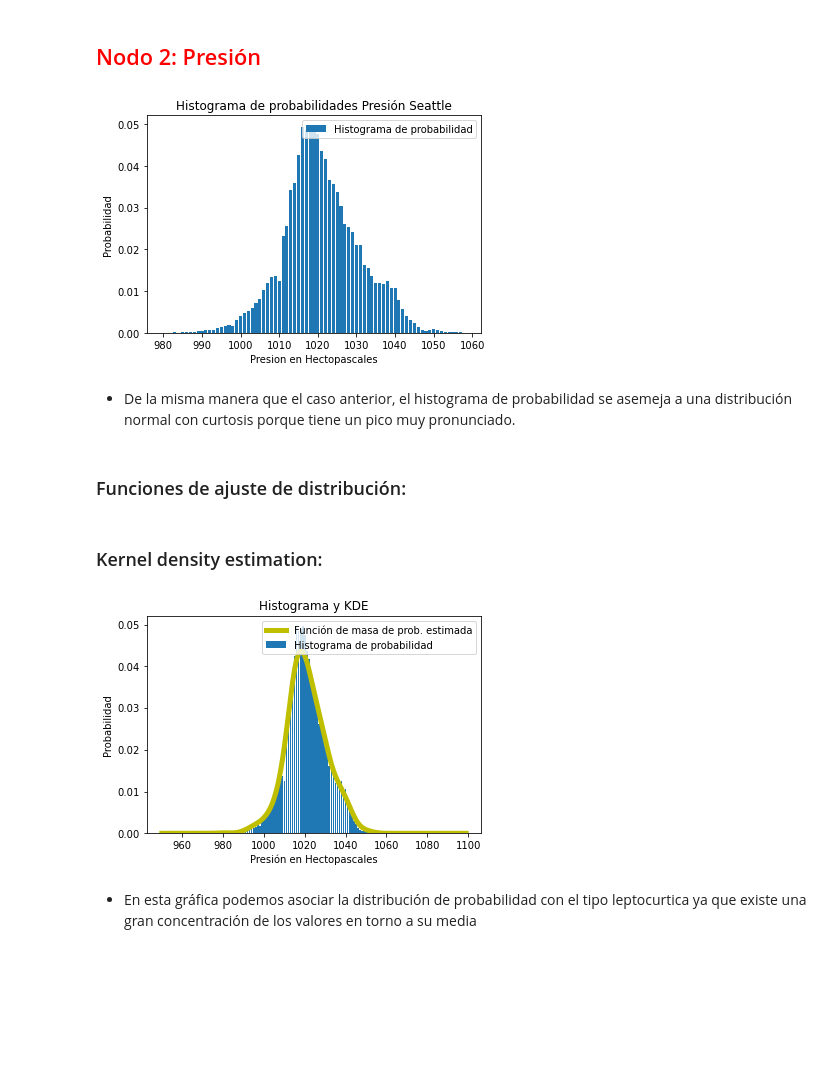
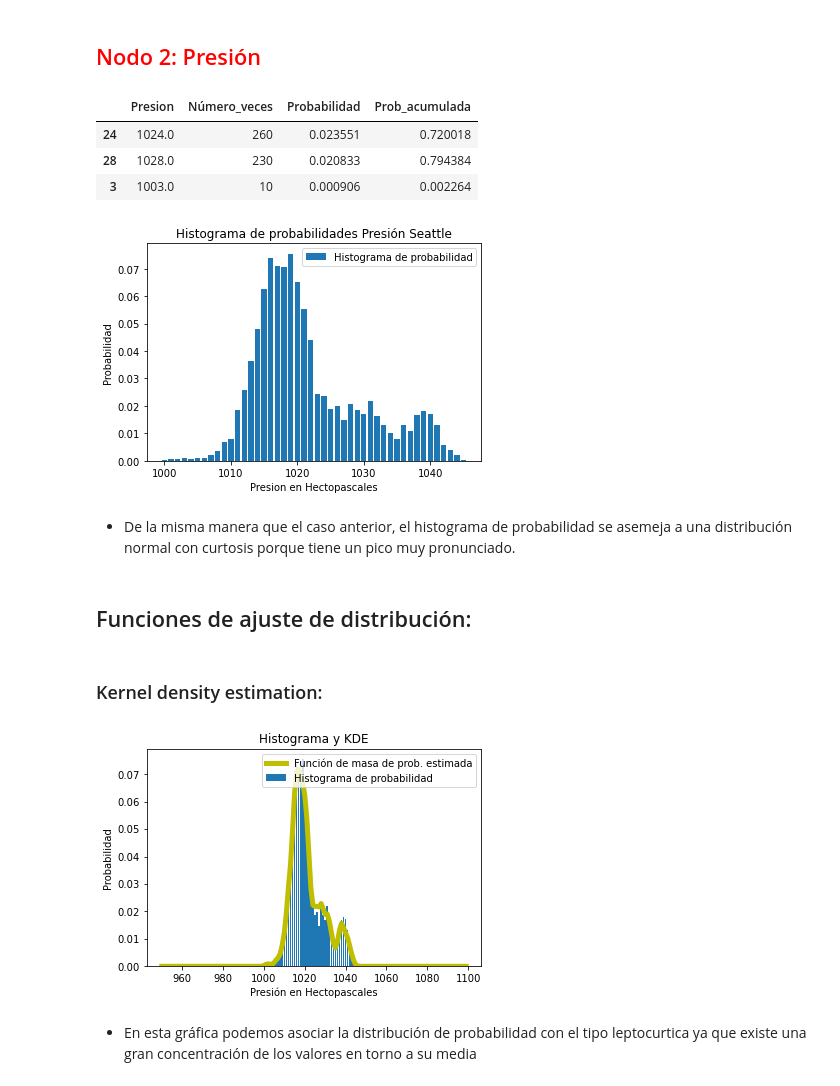
Before and after one commit to PintorOD1997/ProyectoConjunto_LandaverdeI_PintorD, a Jupyter notebook: ProyectoModulo1_OchoaD_MercadoI.ipynb, the cells around one changed output. Cells and saved outputs as stored; diff of their text form; code cells hidden in the pictures; blank space fills up the shorter version.

```diff
--- a/ProyectoModulo1_OchoaD_MercadoI.ipynb
+++ b/ProyectoModulo1_OchoaD_MercadoI.ipynb
@@ -668,0 +656,5 @@ Escribir conclusión sobre las gráficas:
+# %%
+filtrado = dataframe["season"] == 2 #el 2 corresponde a verano
+#filtrado.sample(10)
+df_filtrado = dataframe[filtrado]
+df_filtrado.head()
@@ -723,11 +724,16 @@ sns.histplot(data=humedad, stat='density', kde=True, kde_kws={'bw_method': .2},
 # %%
 #Data frame con los datos de presión, el número de veces que existe cada uno y su probabilidad de ocurrencia:
 df_presion = pd.DataFrame(columns=["Presion","Número_veces","Probabilidad","Prob_acumulada"], dtype='float')
-df_presion["Presion"]= np.unique(presion, return_counts=True)[0]
-df_presion["Número_veces"]=np.unique(presion, return_counts=True)[1]
-df_presion["Probabilidad"]=df_presion['Número_veces']/len(presion)
+df_presion["Presion"]= np.unique(df_filtrado.Pressure, return_counts=True)[0]
+df_presion["Número_veces"]=np.unique(df_filtrado.Pressure, return_counts=True)[1]
+df_presion["Probabilidad"]=df_presion['Número_veces']/len(df_filtrado.Pressure)
 df_presion["Prob_acumulada"]=df_presion.Probabilidad.cumsum()
-#df_presion.sample(10)
+df_presion.sample(3)
+# %% [output]
+|  | Presion | Número_veces | Probabilidad | Prob_acumulada |
+| 24 | 1024.0 | 260 | 0.023551 | 0.720018 |
+| 28 | 1028.0 | 230 | 0.020833 | 0.794384 |
+| 3 | 1003.0 | 10 | 0.000906 | 0.002264 |
 # %%
 #Histograma de probabilidades:
 plt.bar(df_presion.Presion, df_presion.Probabilidad, label='Histograma de probabilidad')
@@ -737,25 +743,25 @@ plt.title('Histograma de probabilidades Presión Seattle')
 plt.legend()
 plt.show()
 # %% [output]
-[figure, old version]
+[figure, new version]
 # %% [markdown]
 - De la misma manera que el caso anterior, el histograma de probabilidad se asemeja a una distribución normal con curtosis porque tiene un pico muy pronunciado.
 # %% [markdown]
-### Funciones de ajuste de distribución:
+## Funciones de ajuste de distribución:
 # %% [markdown]
 ### Kernel density estimation:
 # %%
 space2=np.arange(950,1100)
-kde2 = kde_statsmodels_m(presion.sample(1000),space2,bandwidth=0.5)
+kde2 = kde_statsmodels_m(df_filtrado.Pressure.sample(1000),space2,bandwidth=0.5)
 plt.plot(space2, kde2, label='Función de masa de prob. estimada', color='y', linewidth=5)
 plt.bar(df_presion.Presion, df_presion.Probabilidad, label='Histograma de probabilidad')
 plt.xlabel('Presión en Hectopascales')
 plt.ylabel('Probabilidad')
 plt.title("Histograma y KDE")
 plt.legend()
 plt.show()
 # %% [output]
-[figure, old version]
+[figure, new version]
 # %% [markdown]
 - En esta gráfica podemos asociar la distribución de probabilidad con el tipo leptocurtica ya que existe una gran concentración de los valores en torno a su media
 # %% [markdown]
```
Also changed, not shown: parts of 26 cells of this notebook.
